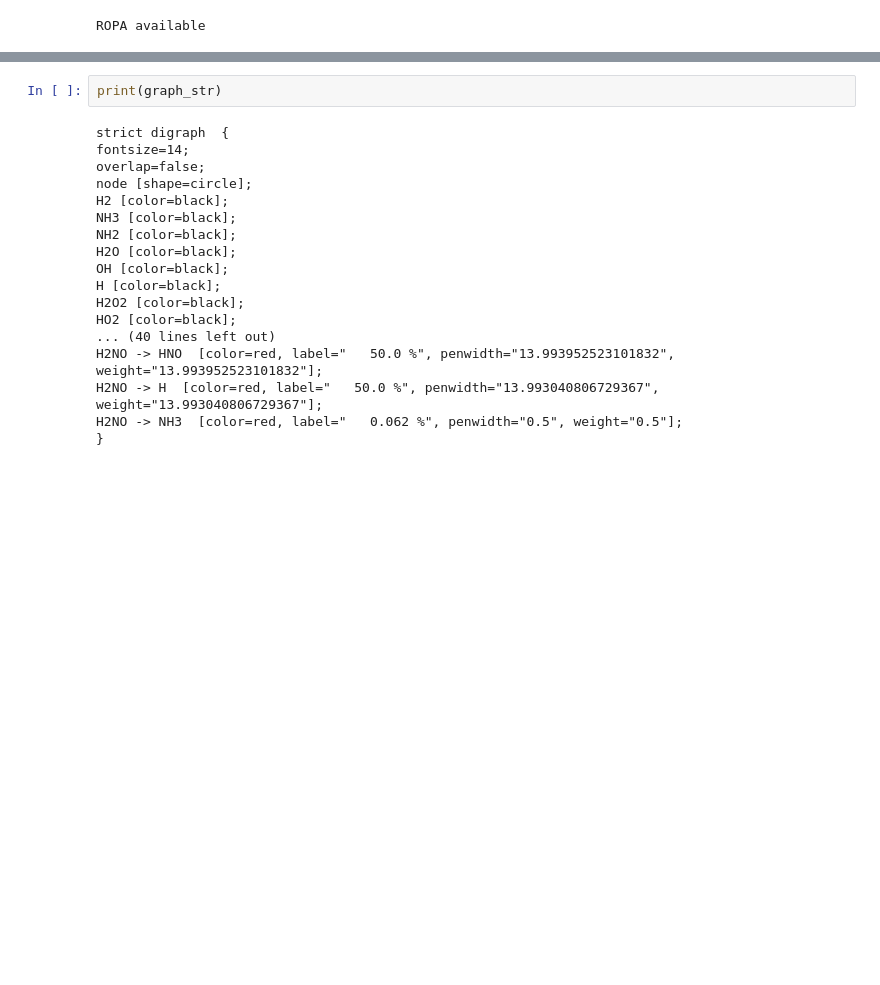
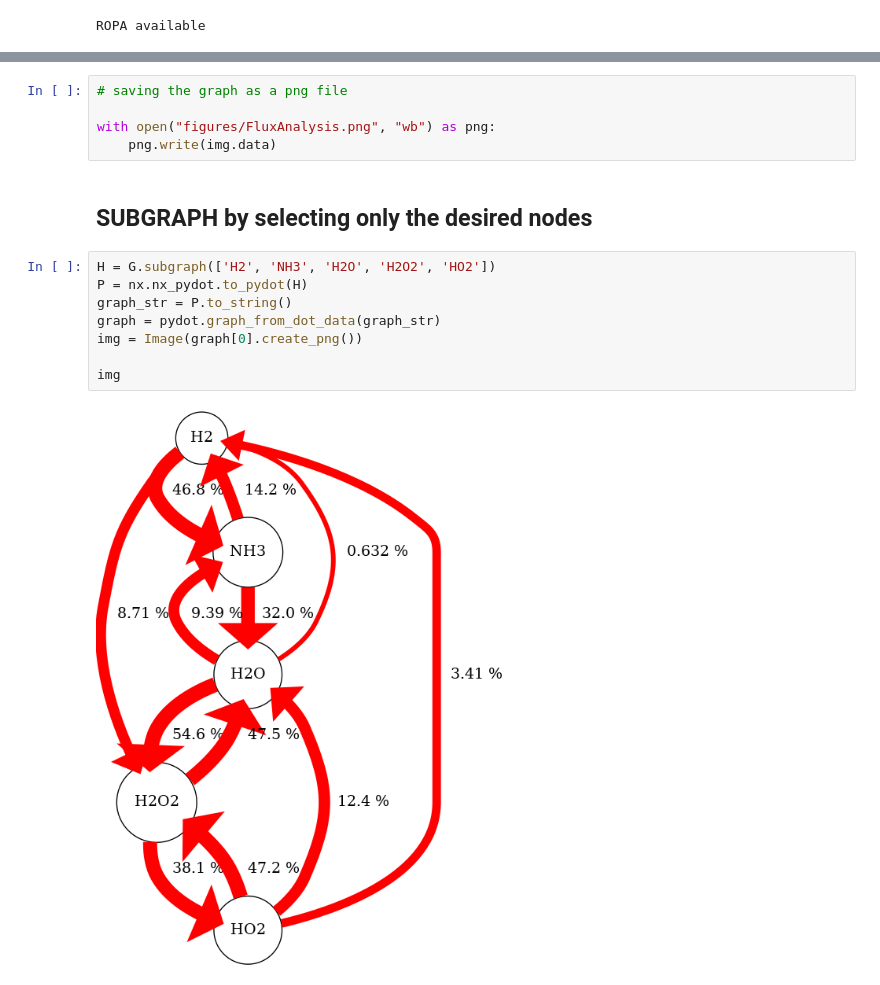
Before and after one commit to tdinelli/pySMOKEPostProcessor, a Jupyter notebook: examples/FluxAnalysis-01.ipynb, the cells around one changed output, grey strips where cells are left out. Drawn from its saved outputs; the diff is of its cells as text; blank space fills up the shorter version.

```diff
--- a/examples/FluxAnalysis-01.ipynb
+++ b/examples/FluxAnalysis-01.ipynb
@@ -59,22 +61,19 @@ Image(graph[0].create_png(), width = 1200, height = 900)
 # %% [output]
 [figure]
-# %%
-print(graph_str)
-# %% [output]
-strict digraph  {
-fontsize=14;
-overlap=false;
-node [shape=circle];
-H2 [color=black];
-NH3 [color=black];
-NH2 [color=black];
-H2O [color=black];
-OH [color=black];
-H [color=black];
-H2O2 [color=black];
-HO2 [color=black];
-... (40 lines left out)
-H2NO -> HNO  [color=red, label="   50.0 %", penwidth="13.993952523101832", weight="13.993952523101832"];
-H2NO -> H  [color=red, label="   50.0 %", penwidth="13.993040806729367", weight="13.993040806729367"];
-H2NO -> NH3  [color=red, label="   0.062 %", penwidth="0.5", weight="0.5"];
-}
+# %%
+# saving the graph as a png file
+
+with open("figures/FluxAnalysis.png", "wb") as png:
+    png.write(img.data)
+# %% [markdown]
+## SUBGRAPH by selecting only the desired nodes
+# %%
+H = G.subgraph(['H2', 'NH3', 'H2O', 'H2O2', 'HO2'])
+P = nx.nx_pydot.to_pydot(H)
+graph_str = P.to_string()
+graph = pydot.graph_from_dot_data(graph_str)
+img = Image(graph[0].create_png())
+
+img
+# %% [output]
+[figure, added]
```
Also changed, not shown: parts of 1 cell of this notebook.
